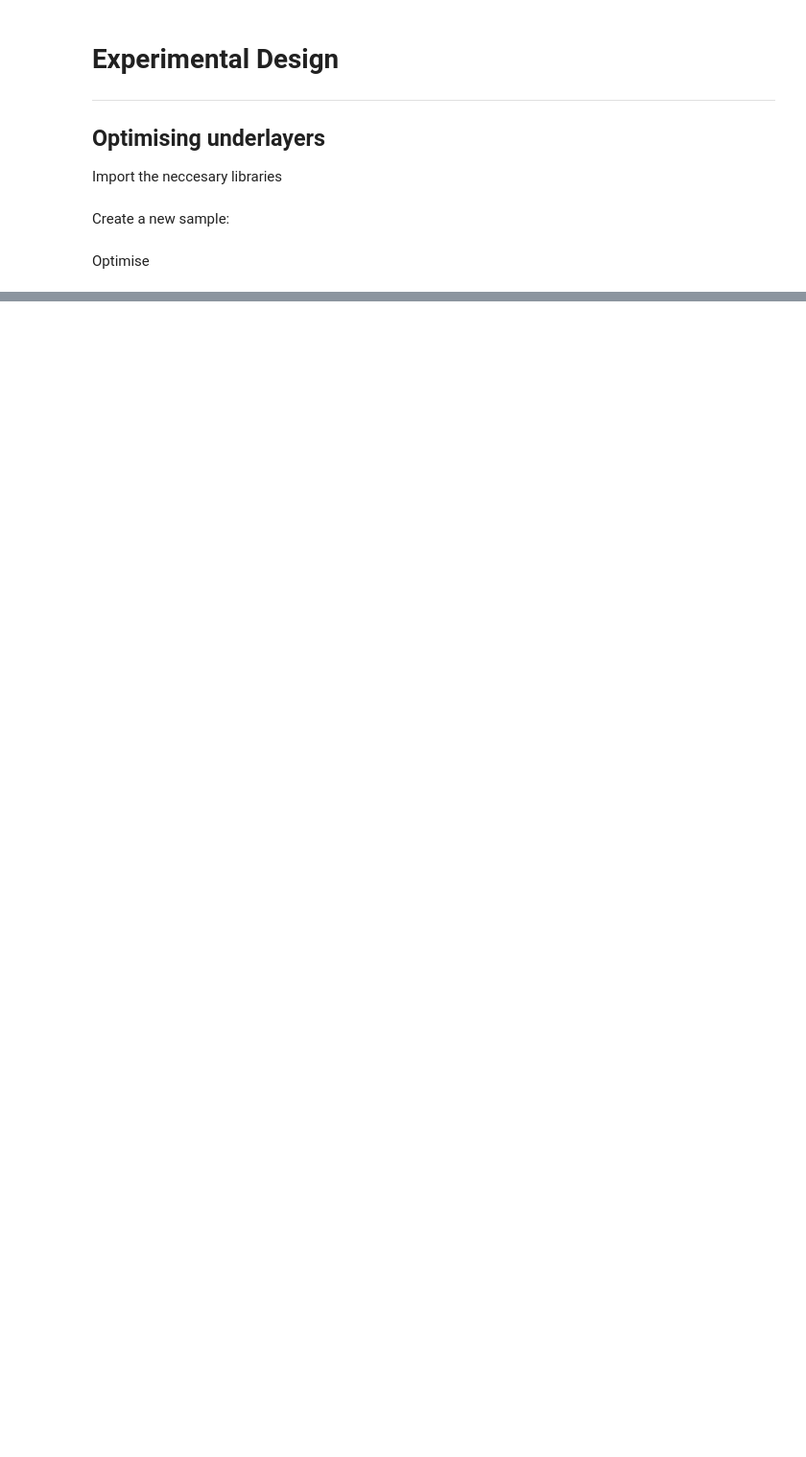
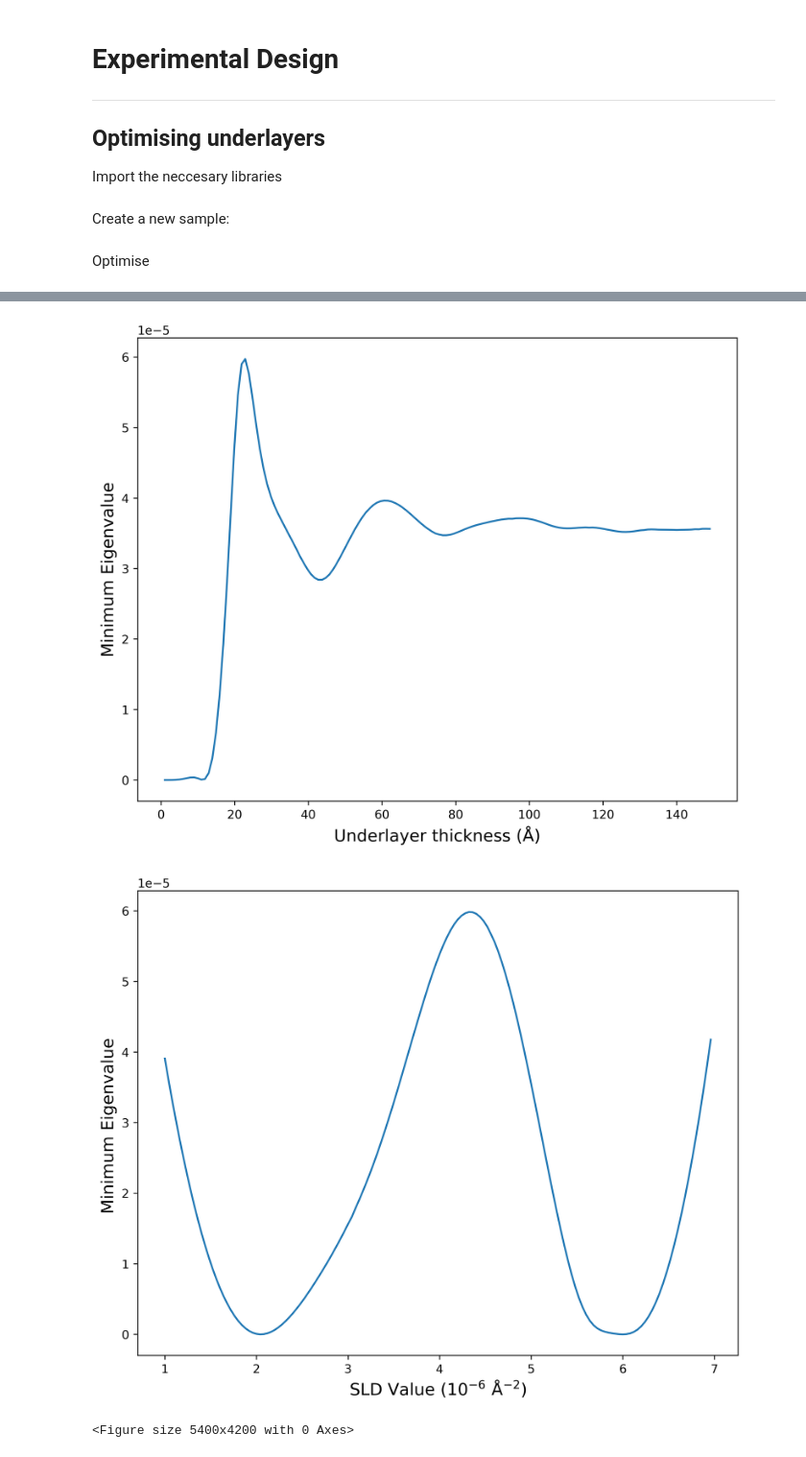
Before and after one commit to jfkcooper/experimental-design, a Jupyter notebook: notebooks/optimise_underlayers.ipynb, the cells around one changed output, grey strips where cells are left out. Shown at 96% size. Drawn from its saved outputs; the diff is of its cells as text; code cells hidden in the pictures; blank space fills up the shorter version.

```diff
--- a/notebooks/optimise_underlayers.ipynb
+++ b/notebooks/optimise_underlayers.ipynb
@@ -83,38 +86,42 @@ for layer in sample.structure:
             thick = (thick_range/150)*j + thick_bounds[0]
             thicknessrange.append(thick)
             layer.thick.value = thick
-            min_eigenval = Fisher.from_sample(sample, angle_times).min_eigenval
+            min_eigenval = Fisher.from_sample(sample, [angle_times]).min_eigenval
             eigenval.append(min_eigenval)
         i += 1
 
 
 fig = plt.figure()
 ax = fig.add_subplot(111)
 ax.plot(thicknessrange, eigenval)
 ax.set_xlabel('Underlayer thickness (Å)', fontsize = 14)
 ax.set_ylabel('Minimum Eigenvalue', fontsize = 14)
 plt.show()
 
 eigenval = []
 sldarray = []
 
 i = 0
 for layer in sample.structure:
     if hasattr(layer, 'underlayer') and layer.underlayer:
         layer.thick.value = thicknesses[i]
         layer.sld.real.value = slds[i]
 
         for j in range(150):
             sld = (sld_range/150)*j + sld_bounds[0]
             sldarray.append(sld)
             layer.sld.real.value = sld
-            min_eigenval = Fisher.from_sample(sample, angle_times).min_eigenval
+            min_eigenval = Fisher.from_sample(sample, [angle_times]).min_eigenval
             eigenval.append(min_eigenval)
 
 fig = plt.figure()
 ax = fig.add_subplot(111)
 ax.plot(sldarray, eigenval)
 ax.set_xlabel('SLD Value (10$^{-6}$ Å$^{-2})$', fontsize = 14)
 ax.set_ylabel('Minimum Eigenvalue ', fontsize = 14)
 plt.show()
 plt.savefig("sld.png")
+# %% [output]
+[figure, added]
+[figure, added]
+<Figure size 5400x4200 with 0 Axes>
```
Also changed, not shown: parts of 1 cell of this notebook, 3 other files.
